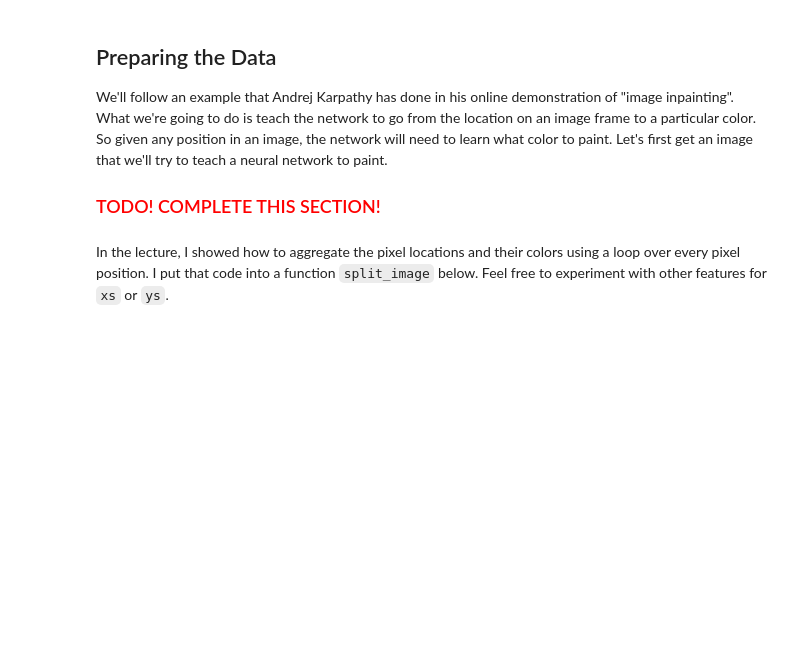
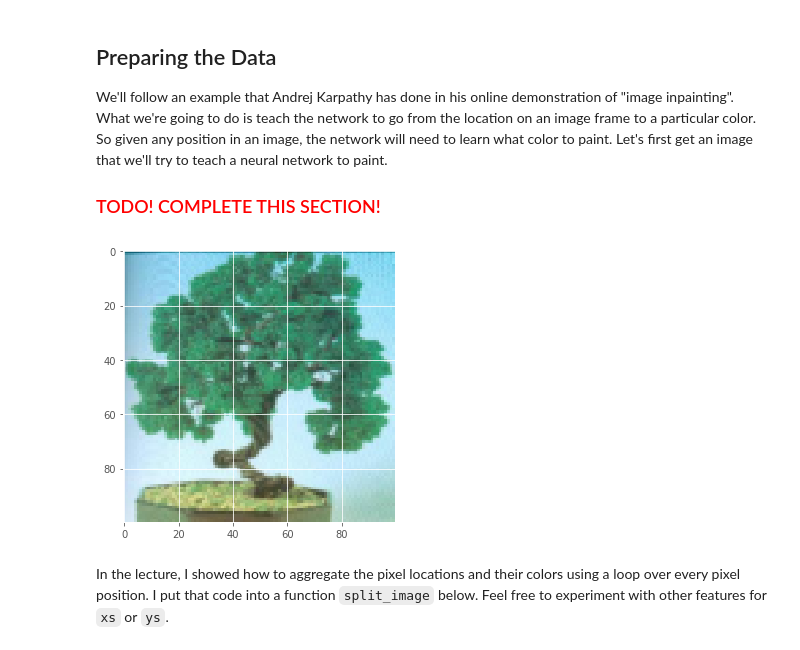
Before and after one commit to koeninger/ten_percent_practice, a Jupyter notebook: mike_hochanadel/CreativeApplicationsOfDeepLearningWithTensorFlow/session-2/session-2.ipynb, the cells around one changed output. Cells and saved outputs as stored; diff of their text form; code cells hidden in the pictures; blank space fills up the shorter version.

```diff
--- a/mike_hochanadel/CreativeApplicationsOfDeepLearningWithTensorFlow/session-2/session-2.ipynb
+++ b/mike_hochanadel/CreativeApplicationsOfDeepLearningWithTensorFlow/session-2/session-2.ipynb
@@ -352,19 +349,21 @@ We'll follow an example that Andrej Karpathy has done in his online demonstratio
 <h3><font color='red'>TODO! COMPLETE THIS SECTION!</font></h3>
 # %%
 # First load an image
-img = ...
+img = plt.imread('bonsai/image_0009.jpg')
 
 # Be careful with the size of your image.
 # Try a fairly small image to begin with,
 # then come back here and try larger sizes.
 img = imresize(img, (100, 100))
 plt.figure(figsize=(5, 5))
 plt.imshow(img)
 
 # Make sure you save this image as "reference.png"
 # and include it in your zipped submission file
 # so we can tell what image you are trying to paint!
 plt.imsave(fname='reference.png', arr=img)
+# %% [output]
+[figure, added]
 # %% [markdown]
 In the lecture, I showed how to aggregate the pixel locations and their colors using a loop over every pixel position.  I put that code into a function `split_image` below.  Feel free to experiment with other features for `xs` or `ys`.
 # %%
```
Also changed, not shown: parts of 8 cells of this notebook, 2 other files.
